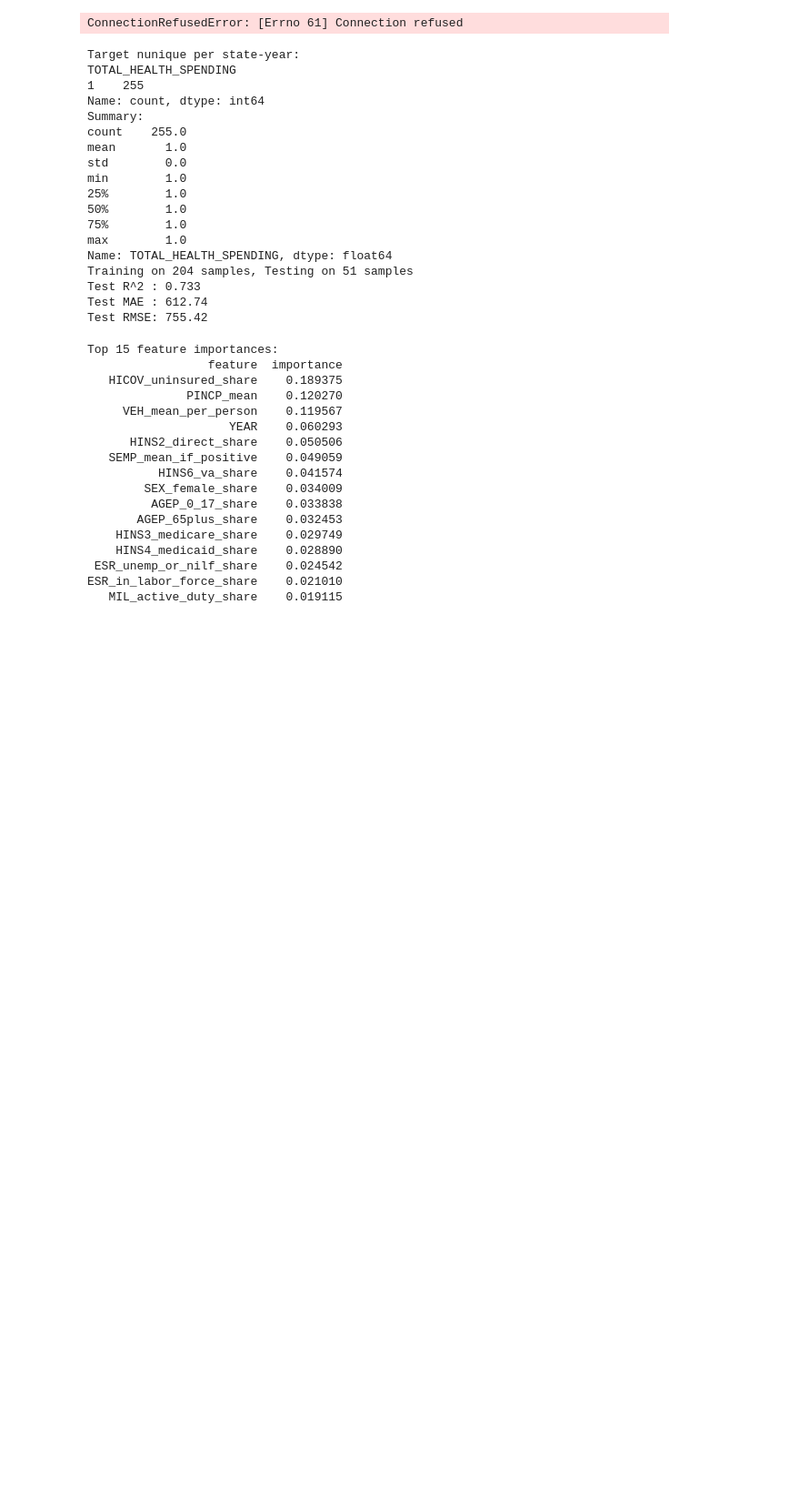
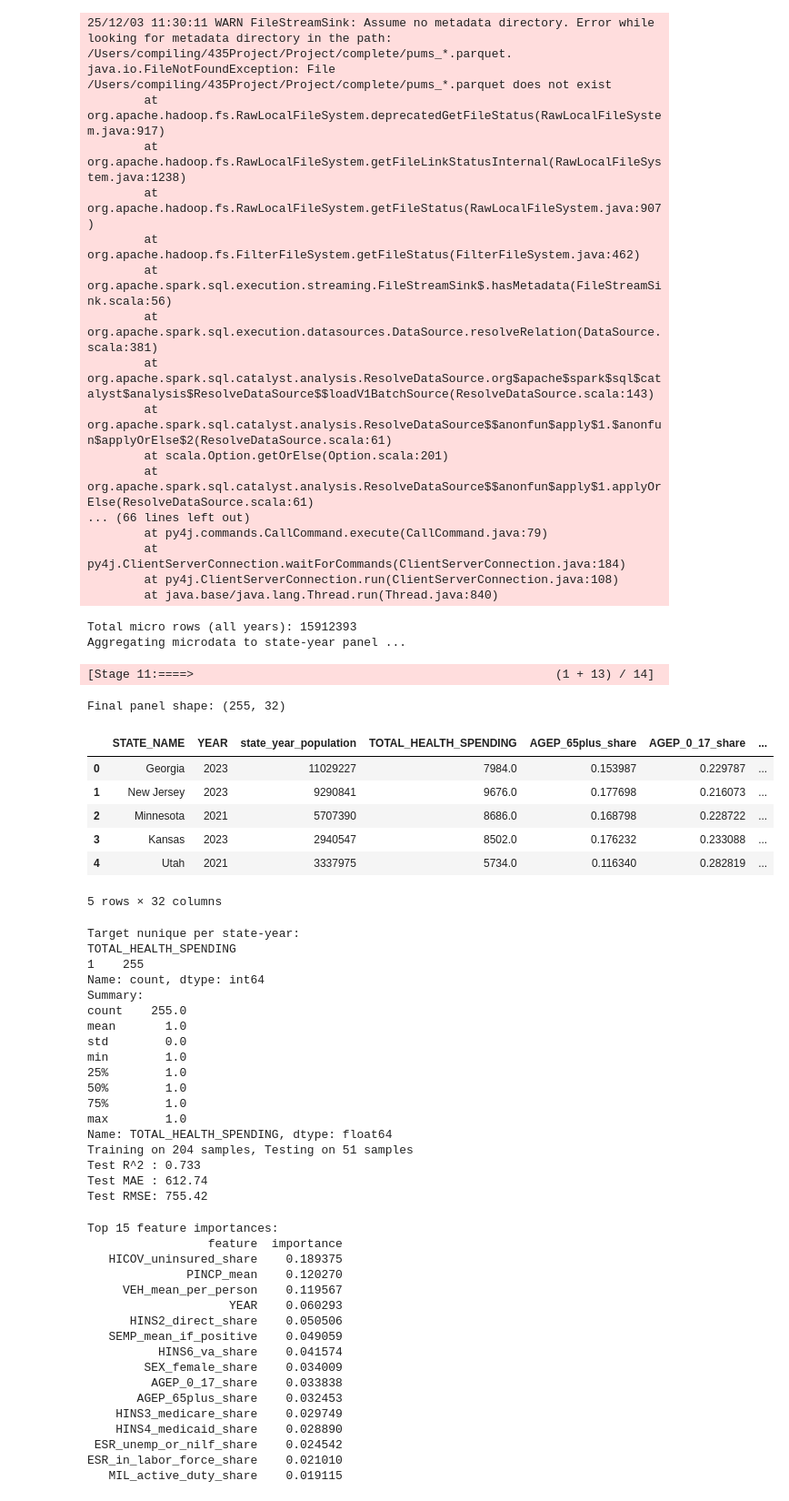
Before and after one commit to SaiShanmukEswarK/Project, a Jupyter notebook: ml_panel.ipynb, the cells around one changed output. Shown at 91% size. Drawn from its saved outputs; the diff is of its cells as text; code cells hidden in the pictures; blank space fills up the shorter version.

```diff
--- a/ml_panel.ipynb
+++ b/ml_panel.ipynb
@@ -1,12 +18,10 @@
 # %%
 # PART 1: Spark aggregation to state-year (weighted rates/means)
-from pyspark.sql import SparkSession, functions as F
-from pathlib import Path
 
 BASE = "/Users/compiling/435Project/Project"
 COMPLETE_DIR = Path(BASE) / "complete"
 
-spark = SparkSession.builder.appName("MicroAggregateForSklearn").getOrCreate()
+spark = SparkSession.builder.appName("Project").getOrCreate()
 
 micro = spark.read.parquet(str(COMPLETE_DIR / "pums_*.parquet"))
 print("Total micro rows (all years):", micro.count())
@@ -52,33 +67,60 @@ features = [
     (F.sum(F.when(F.col('DPHY') == 1, F.col(weight_col)).otherwise(0)) / wt_sum).alias('DPHY_diff_share'),
     (F.sum(F.when(F.col('DIS') == 1, F.col(weight_col)).otherwise(0)) / wt_sum).alias('DIS_any_share'),
     (
         1000.0
         * F.sum(
             F.when(
                 (F.col('SEX') == 2) & (F.col('AGEP').between(15, 50)) & (F.col('FER') == 1),
                 F.col(weight_col),
             ).otherwise(0)
         )
         / F.sum(F.when((F.col('SEX') == 2) & (F.col('AGEP').between(15, 50)), F.col(weight_col)).otherwise(None))
     ).alias('FER_births_per_1000_women_15_50'),
 
     # Access & lifestyle
     (F.sum(F.when(F.col('BROADBND') == 1, F.col(weight_col)).otherwise(0)) / wt_sum).alias('BROADBND_yes_share'),
     (F.sum(F.col('VEH') * F.col(weight_col)) / wt_sum).alias('VEH_mean_per_person'),
     (F.sum(F.when(F.col('MIL').isin(2, 3), F.col(weight_col)).otherwise(0)) / wt_sum).alias('MIL_veteran_share'),
     (F.sum(F.when(F.col('MIL') == 1, F.col(weight_col)).otherwise(0)) / wt_sum).alias('MIL_active_duty_share'),
 ]
 
 print("Aggregating microdata to state-year panel ...")
 df_state_year = (
     micro
     .groupBy(*group_cols)
     .agg(*features)
     .toPandas()
 )
 print('Final panel shape:', df_state_year.shape)
 df_state_year.head()
 # %% [output]
-ConnectionRefusedError: [Errno 61] Connection refused
+25/12/03 11:30:11 WARN FileStreamSink: Assume no metadata directory. Error while looking for metadata directory in the path: /Users/compiling/435Project/Project/complete/pums_*.parquet.
+java.io.FileNotFoundException: File /Users/compiling/435Project/Project/complete/pums_*.parquet does not exist
+        at org.apache.hadoop.fs.RawLocalFileSystem.deprecatedGetFileStatus(RawLocalFileSystem.java:917)
+        at org.apache.hadoop.fs.RawLocalFileSystem.getFileLinkStatusInternal(RawLocalFileSystem.java:1238)
+        at org.apache.hadoop.fs.RawLocalFileSystem.getFileStatus(RawLocalFileSystem.java:907)
+        at org.apache.hadoop.fs.FilterFileSystem.getFileStatus(FilterFileSystem.java:462)
+        at org.apache.spark.sql.execution.streaming.FileStreamSink$.hasMetadata(FileStreamSink.scala:56)
+        at org.apache.spark.sql.execution.datasources.DataSource.resolveRelation(DataSource.scala:381)
+        at org.apache.spark.sql.catalyst.analysis.ResolveDataSource.org$apache$spark$sql$catalyst$analysis$ResolveDataSource$$loadV1BatchSource(ResolveDataSource.scala:143)
+        at org.apache.spark.sql.catalyst.analysis.ResolveDataSource$$anonfun$apply$1.$anonfun$applyOrElse$2(ResolveDataSource.scala:61)
+        at scala.Option.getOrElse(Option.scala:201)
+        at org.apache.spark.sql.catalyst.analysis.ResolveDataSource$$anonfun$apply$1.applyOrElse(ResolveDataSource.scala:61)
+... (66 lines left out)
+        at py4j.commands.CallCommand.execute(CallCommand.java:79)
+        at py4j.ClientServerConnection.waitForCommands(ClientServerConnection.java:184)
+        at py4j.ClientServerConnection.run(ClientServerConnection.java:108)
+        at java.base/java.lang.Thread.run(Thread.java:840)
+Total micro rows (all years): 15912393
+Aggregating microdata to state-year panel ...
+[Stage 11:====>                                                   (1 + 13) / 14]
+Final panel shape: (255, 32)
+|  | STATE_NAME | YEAR | state_year_population | TOTAL_HEALTH_SPENDING | AGEP_65plus_share | AGEP_0_17_share | ... |
+| 0 | Georgia | 2023 | 11029227 | 7984.0 | 0.153987 | 0.229787 | ... |
+| 1 | New Jersey | 2023 | 9290841 | 9676.0 | 0.177698 | 0.216073 | ... |
+| 2 | Minnesota | 2021 | 5707390 | 8686.0 | 0.168798 | 0.228722 | ... |
+| 3 | Kansas | 2023 | 2940547 | 8502.0 | 0.176232 | 0.233088 | ... |
+| 4 | Utah | 2021 | 3337975 | 5734.0 | 0.116340 | 0.282819 | ... |
+5 rows × 32 columns
 # %%
 # PART 2: Pooled RF model (per-capita target, shuffled split)
```
Also changed, not shown: parts of 11 cells of this notebook, 2 other files.
